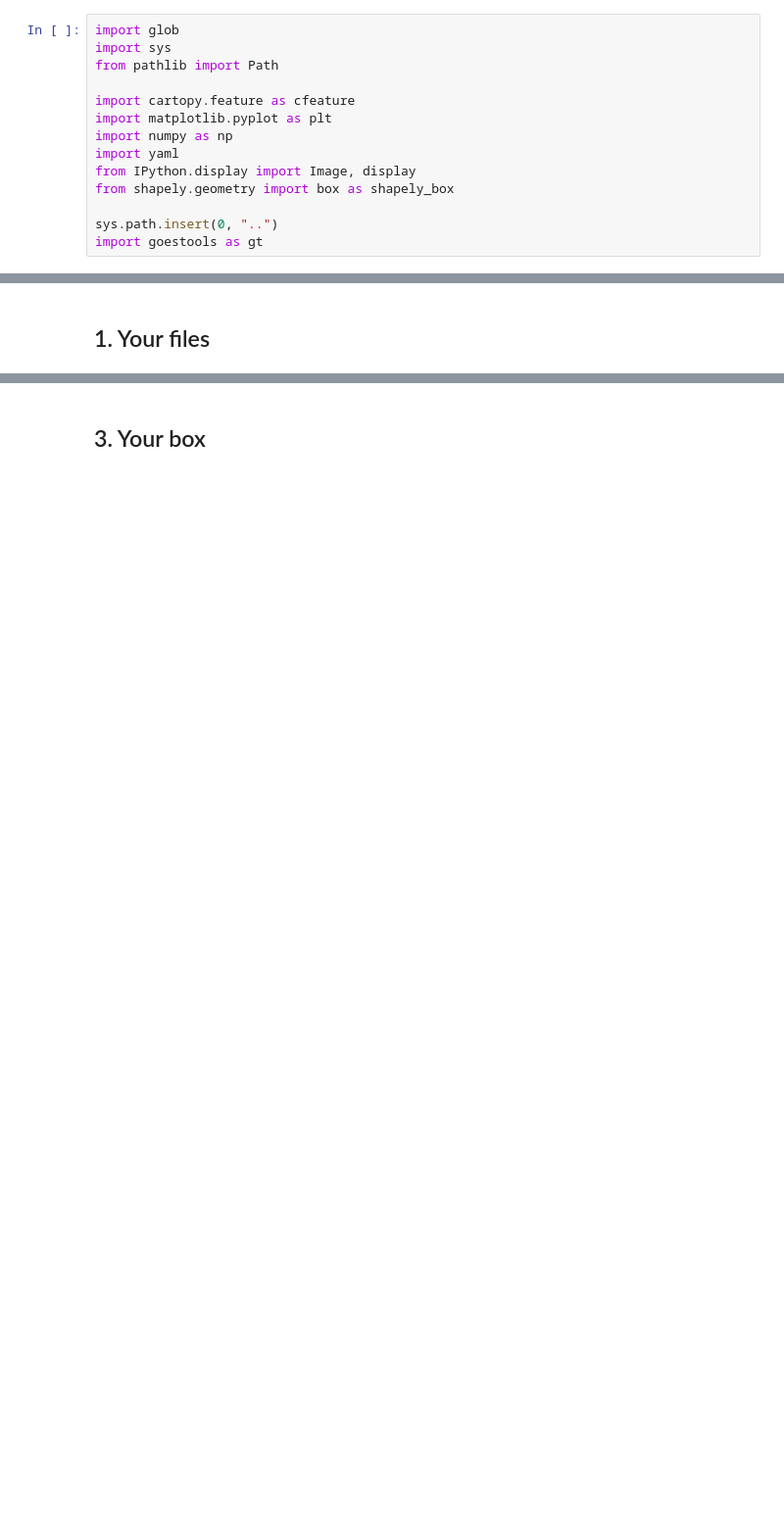
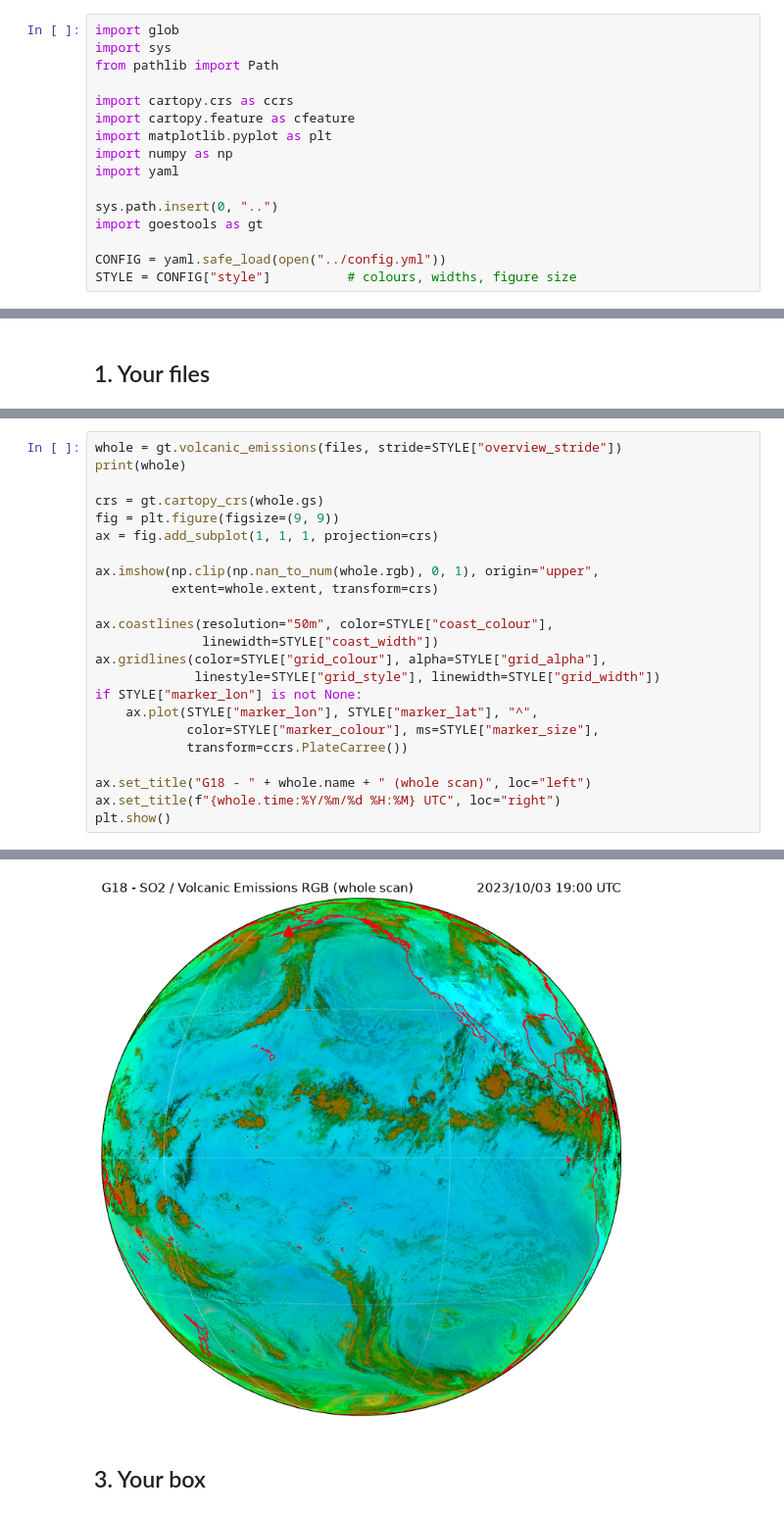
Before and after one commit to rmsm95/GOES-VIIRS-Imagery-Guide, a Jupyter notebook: notebooks/06_so2_rgb.ipynb, the cells around one changed output, grey strips where cells are left out. Shown at 98% size. Drawn from its saved outputs; the diff is of its cells as text; blank space fills up the shorter version.

```diff
--- a/notebooks/06_so2_rgb.ipynb
+++ b/notebooks/06_so2_rgb.ipynb
@@ -19,12 +18,14 @@ import glob
 import sys
 from pathlib import Path
 
+import cartopy.crs as ccrs
 import cartopy.feature as cfeature
 import matplotlib.pyplot as plt
 import numpy as np
 import yaml
-from IPython.display import Image, display
-from shapely.geometry import box as shapely_box
 
 sys.path.insert(0, "..")
 import goestools as gt
+
+CONFIG = yaml.safe_load(open("../config.yml"))
+STYLE = CONFIG["style"]          # colours, widths, figure size
@@ -191,0 +62,24 @@ display(Image(filename=str(OUT_FULL)))
+# %%
+whole = gt.volcanic_emissions(files, stride=STYLE["overview_stride"])
+print(whole)
+
+crs = gt.cartopy_crs(whole.gs)
+fig = plt.figure(figsize=(9, 9))
+ax = fig.add_subplot(1, 1, 1, projection=crs)
+
+ax.imshow(np.clip(np.nan_to_num(whole.rgb), 0, 1), origin="upper",
+          extent=whole.extent, transform=crs)
+
+ax.coastlines(resolution="50m", color=STYLE["coast_colour"],
+              linewidth=STYLE["coast_width"])
+ax.gridlines(color=STYLE["grid_colour"], alpha=STYLE["grid_alpha"],
+             linestyle=STYLE["grid_style"], linewidth=STYLE["grid_width"])
+if STYLE["marker_lon"] is not None:
+    ax.plot(STYLE["marker_lon"], STYLE["marker_lat"], "^",
+            color=STYLE["marker_colour"], ms=STYLE["marker_size"],
+            transform=ccrs.PlateCarree())
+
+ax.set_title("G18 - " + whole.name + " (whole scan)", loc="left")
+ax.set_title(f"{whole.time:%Y/%m/%d %H:%M} UTC", loc="right")
+plt.show()
+# %% [output]
@@ -192,3 +87,4 @@ display(Image(filename=str(OUT_FULL)))
+[figure, added]
 # %% [markdown]
 ## 3. Your box
 # %%
```
Also changed, not shown: parts of 11 cells of this notebook, 5 other files.
